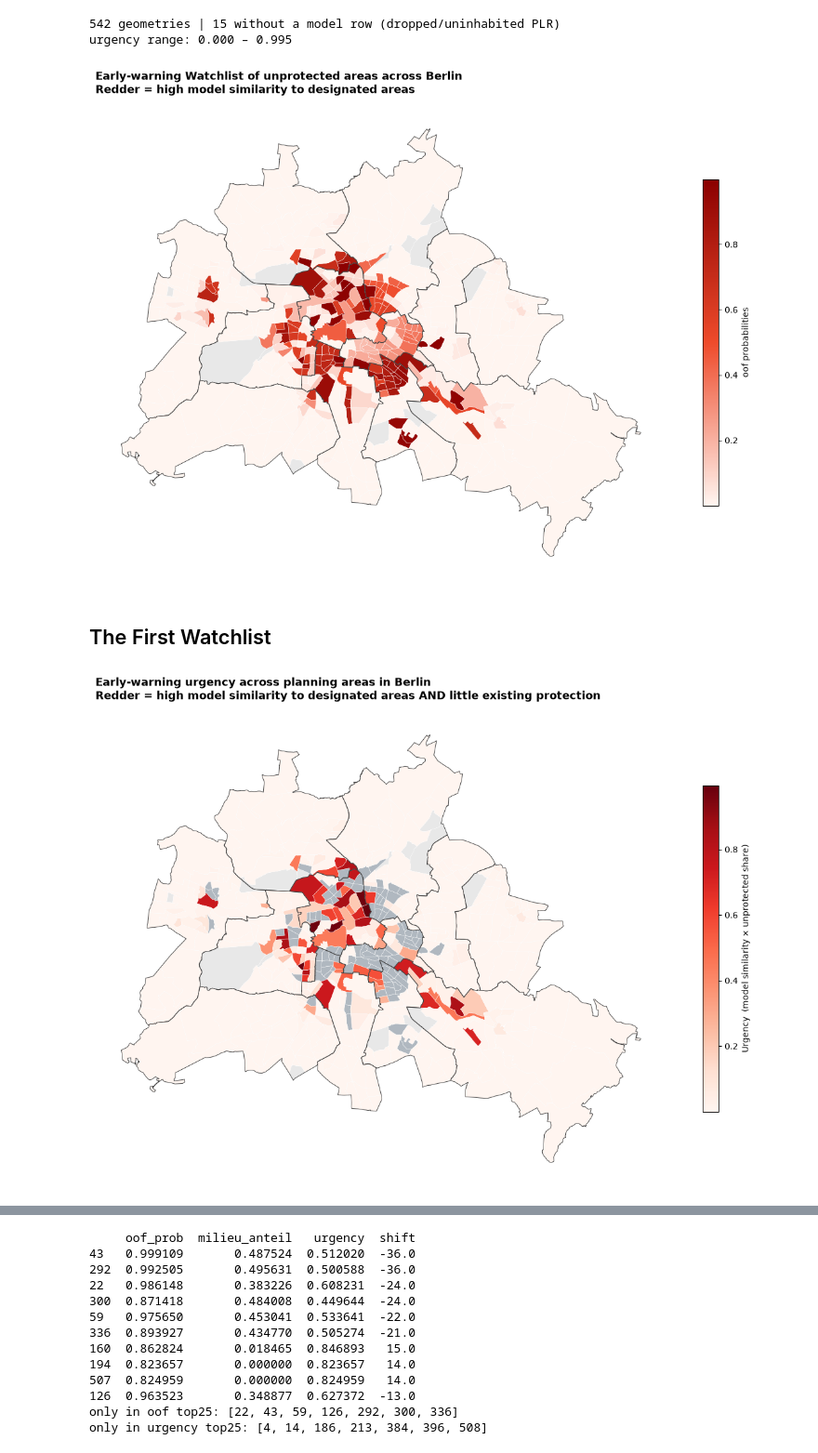
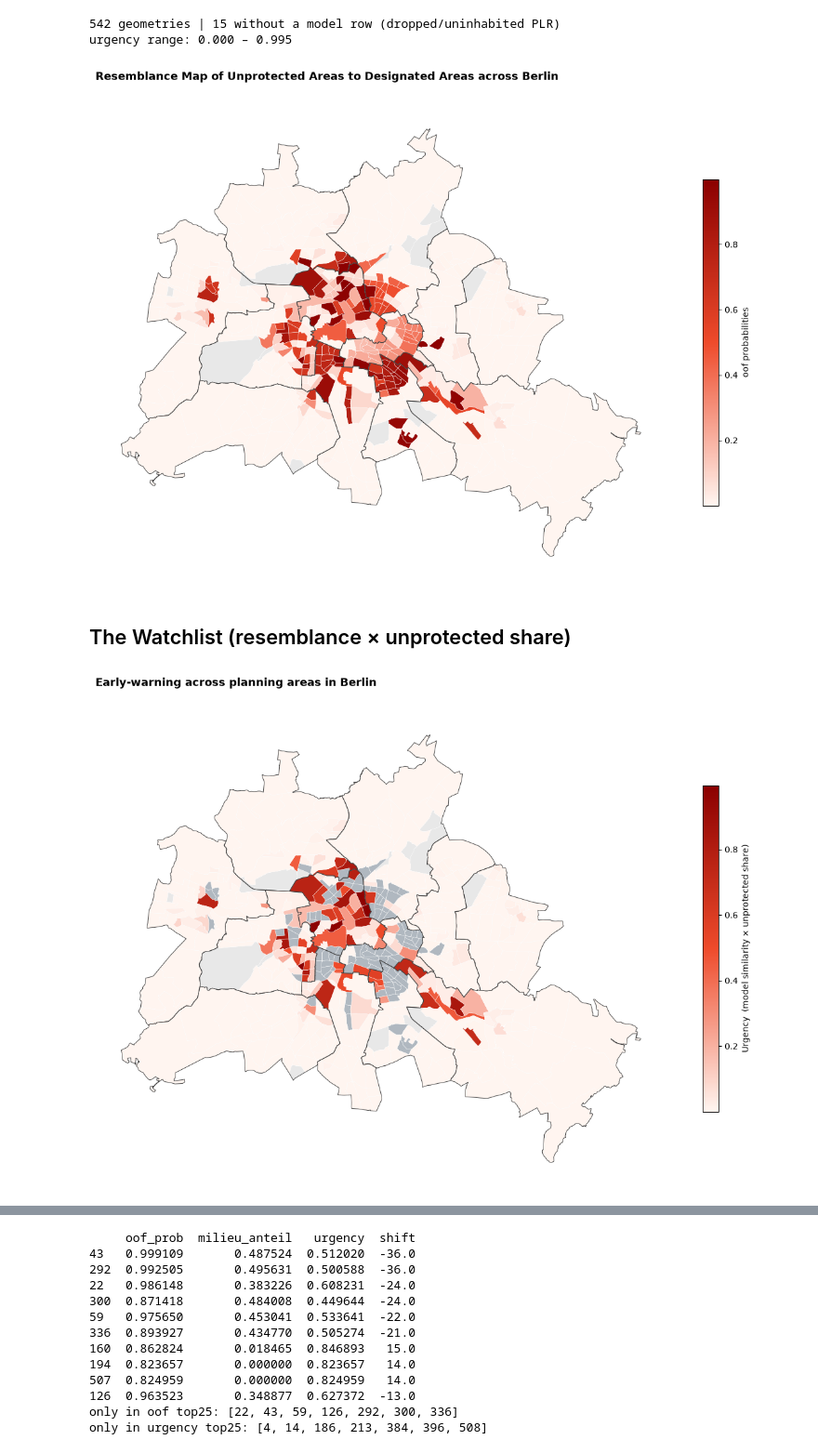
Before and after one commit to mshlg/capstone-kiezkeeper, a Jupyter notebook: notebooks/Module2_classification/NB3_Watchlist.ipynb, the cells around one changed output, grey strips where cells are left out. Shown at 93% size. Drawn from its saved outputs; the diff is of its cells as text; code cells hidden in the pictures.

```diff
--- a/notebooks/Module2_classification/NB3_Watchlist.ipynb
+++ b/notebooks/Module2_classification/NB3_Watchlist.ipynb
@@ -291,46 +308,46 @@ plot_geo1[undes1].plot(
 #Bezirk outlines so the weak-fold districts are locatable
 gdf.dissolve("bez").boundary.plot(ax=ax, color="#444444", linewidth=0.7)
 
-ax.set_title("Resemblance Map of Unprotected Areas to Designated Areas across Berlin\n"
+ax.set_title("Resemblance Map of Unprotected Areas to Designated Areas across Berlin\n",
              fontsize=13, fontweight="bold", loc="left")
 ax.axis("off")
 plt.tight_layout()
 plt.savefig("../../plots/Module2/M2_resemblance_map.png", dpi=200, bbox_inches="tight")
 plt.show()
 # %% [output]
-[figure, old version]
+[figure, new version]
 # %% [markdown]
-## The First Watchlist
+## The Watchlist (resemblance × unprotected share)
 # %%
 #plot2: urgency as model similarity x unprotected share
 #where is the early-warning value highest" — high similarity and little existing protection
 fig, ax = plt.subplots(figsize=(12, 11))
 red_cmap = LinearSegmentedColormap.from_list("kiez_red", ["#FFF5F0", "#EE4B2B", "#8B0000"])
 
 
 #layer 1: all PLR as light grey base (so dropped + designated areas are visible, not holes)
 plot_geo2.plot(ax=ax, color="#e8e8e8", edgecolor="white", linewidth=0.3)
 
 #layer 2: designated PLR in a distinct neutral (already protected — not "urgent")
 plot_geo2[plot_geo2["y_true"] == 1].plot(
     ax=ax, color="#b0b8c0", edgecolor="white", linewidth=0.3
 )
 
 #layer 3: undesignated PLR coloured by urgency (white -> red)
 plot_geo2[undes2].plot(
     ax=ax, column="urgency", cmap=red_cmap, edgecolor="white", linewidth=0.3,
     legend=True, legend_kwds={"label": "Urgency  (model similarity × unprotected share)",
                               "shrink": 0.5}
 )
 
 #Bezirk outlines so the weak-fold districts are locatable
 gdf.dissolve("bez").boundary.plot(ax=ax, color="#444444", linewidth=0.7)
 
-ax.set_title("Early-warning across planning areas in Berlin\n"
+ax.set_title("Early-warning across planning areas in Berlin\n",
              fontsize=13, fontweight="bold", loc="left")
 ax.axis("off")
 plt.tight_layout()
 plt.savefig("../../plots/Module2/M2_watchlist1.png", dpi=200, bbox_inches="tight")
 plt.show()
 # %% [output]
-[figure, old version]
+[figure, new version]
```
Also changed, not shown: parts of 15 cells of this notebook.
